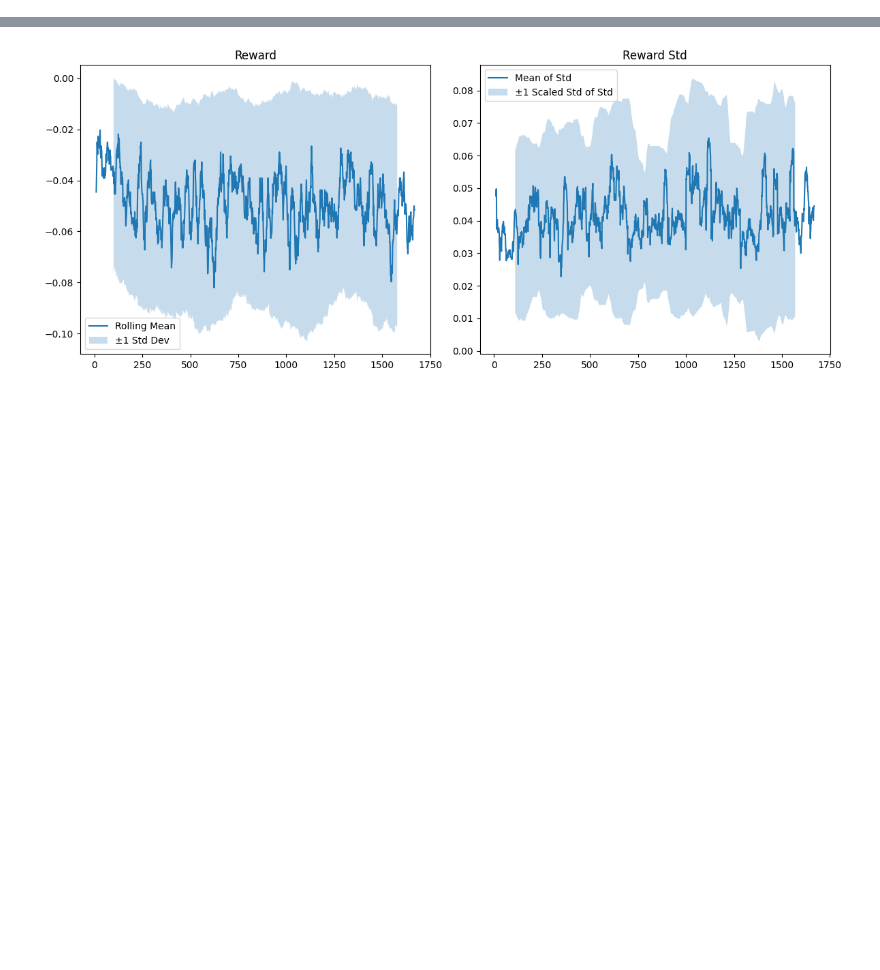
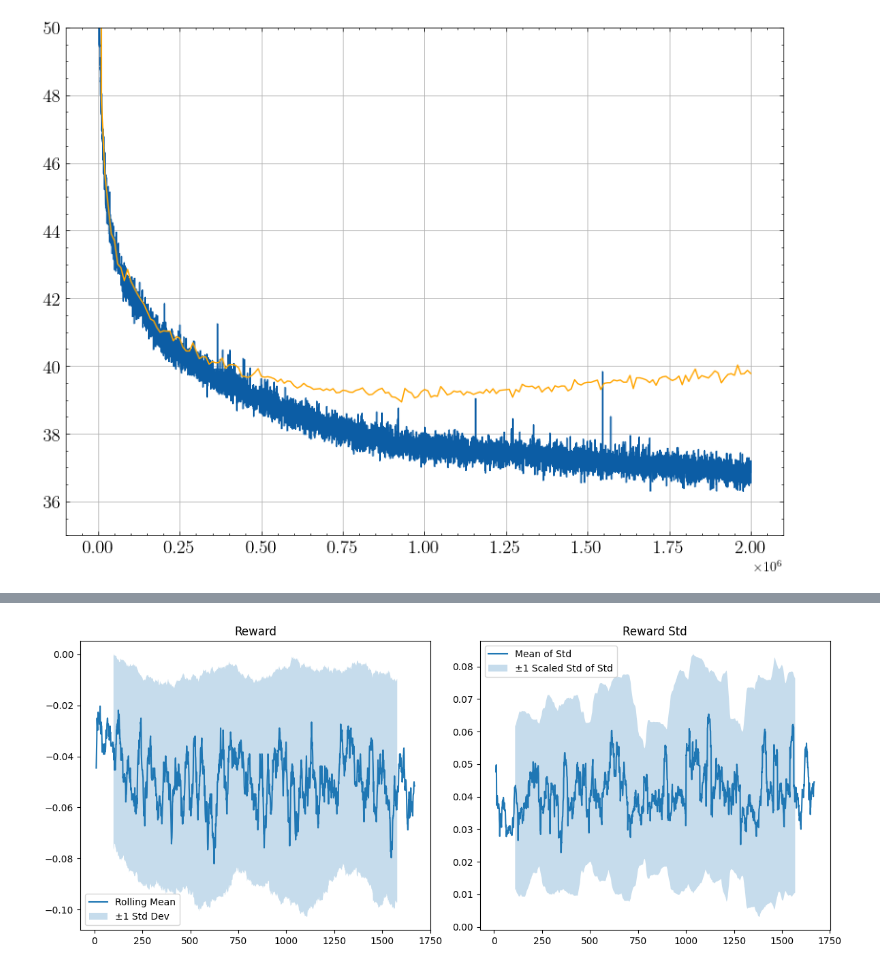
Before and after one commit to naapeli/Generating-open-source-chess-puzzles, a Jupyter notebook: src/plots.ipynb, the cells around one changed output, grey strips where cells are left out. Cells and saved outputs as stored; diff of their text form; code cells hidden in the pictures; blank space fills up the shorter version.

```diff
--- a/src/plots.ipynb
+++ b/src/plots.ipynb
@@ -7,5 +10,5 @@ import numpy as np
 # %%
-def tflog2pandas(path):
+def tflog2pandas(path, filter_tags=None):
     runlog_data = pd.DataFrame()
     ea = event_accumulator.EventAccumulator(path)
     ea.Reload()
@@ -13,6 +16,8 @@ def tflog2pandas(path):
     tags = ea.Tags()['scalars']
 
     for tag in tags:
+        if filter_tags is not None and tag not in filter_tags:
+            continue
         event_list = ea.Scalars(tag)
         values = [e.value for e in event_list]
         steps = [e.step for e in event_list]
@@ -24,3 +29,20 @@ def tflog2pandas(path):
             runlog_data = pd.merge(runlog_data, tag_df, on="step", how="outer")
 
     return runlog_data
+# %%
+dftrain = tflog2pandas("./runs/supervised/final_model/train", ["Loss"])
+dfvalidation = tflog2pandas("./runs/supervised/final_model/validation", ["Loss"])
+# %%
+plt.style.use("science")
+# %%
+plt.figure(figsize=(8, 6))
+plt.plot(dftrain["step"], dftrain["Loss"], label="train")
+plt.plot(dfvalidation["step"], dfvalidation["Loss"], label="test", c="orange")
+plt.ylim((35, 50))
+plt.tight_layout()
+plt.xticks(fontsize=14)
+plt.yticks(fontsize=14)
+plt.grid()
+plt.show()
+# %% [output]
+[figure, added]
```
Also changed, not shown: parts of 5 cells of this notebook, 13 other files.
